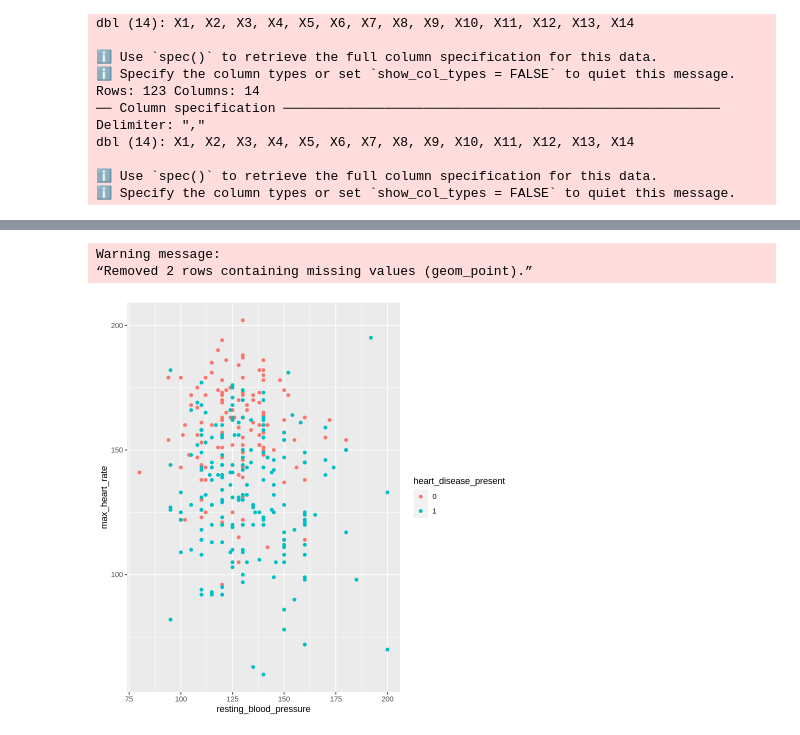
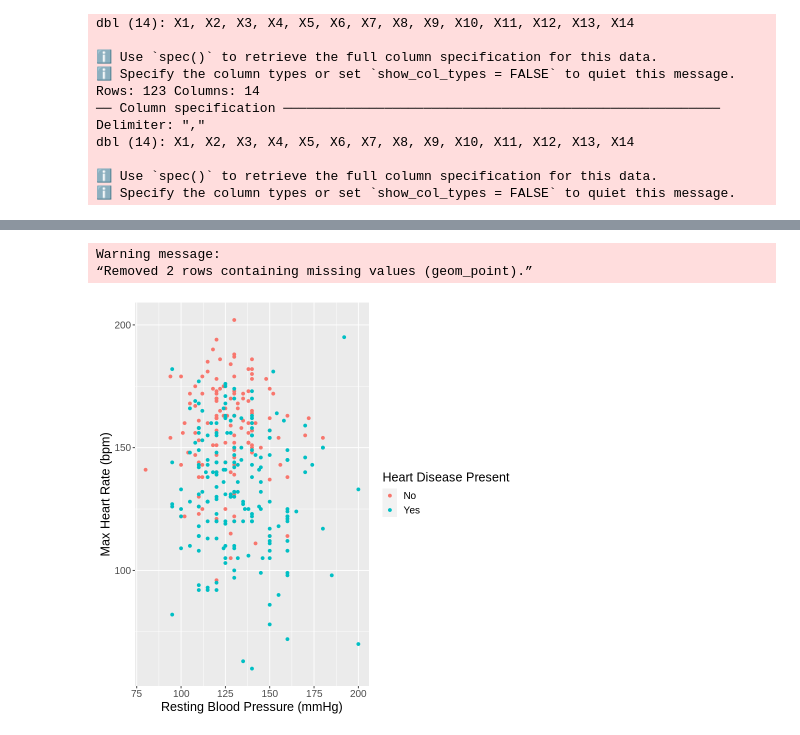
Before and after one commit to Kooriryuu/dsci-100-project-group3, a Jupyter notebook: project_proposal.ipynb, the cells around one changed output, grey strips where cells are left out. Saved outputs shown, nothing was run; the diff lists cells and outputs as text; code cells hidden in the pictures.

Commit message:
Updated Scatterplot

```diff
--- a/project_proposal.ipynb
+++ b/project_proposal.ipynb
@@ -33,9 +33,10 @@ column_names <- c("sex", "serum_cholesterol", "resting_blood_pressure", "max_hea
 colnames(cleveland_select) <- column_names
 colnames(switzerland_select) <- column_names
 
-cleveland_select$heart_disease_present[cleveland_select$heart_disease_present > 1] <- 1
-switzerland_select$heart_disease_present[switzerland_select$heart_disease_present > 1] <- 1
-
+cleveland_select$heart_disease_present[cleveland_select$heart_disease_present >= 1] <- "Yes"
+switzerland_select$heart_disease_present[switzerland_select$heart_disease_present >= 1] <- "Yes"
+cleveland_select$heart_disease_present[cleveland_select$heart_disease_present == 0] <- "No"
+switzerland_select$heart_disease_present[switzerland_select$heart_disease_present == 0] <- "No"
 all_places <- rbind(cleveland_select, switzerland_select)
 all_places_select <- mutate(all_places, sex = as_factor(sex), heart_disease_present = as_factor(heart_disease_present))
 # %%
@@ -86,10 +83,15 @@ A tibble: 1 × 6
 # %%
 #all_places
 #cleveland <- mutate(cleveland, X14 = as_factor(X14))
-gah <- ggplot(places_training, aes(x = resting_blood_pressure, y = max_heart_rate, colour = heart_disease_present)) +
-    geom_point()
-gah
+distribution_plot <- ggplot(places_training, aes(x = resting_blood_pressure, y = max_heart_rate, colour = heart_disease_present)) +
+    geom_point() +
+    xlab("Resting Blood Pressure (mmHg)") +
+    ylab("Max Heart Rate (bpm)") +
+    labs(colour = "Heart Disease Present") +
+    theme(text = element_text(size = 15))
+
+distribution_plot
 # %% [output]
 Warning message:
 “Removed 2 rows containing missing values (geom_point).”
-[figure, old version]
+[figure, new version]
```
Also changed, not shown: parts of 2 cells of this notebook.
